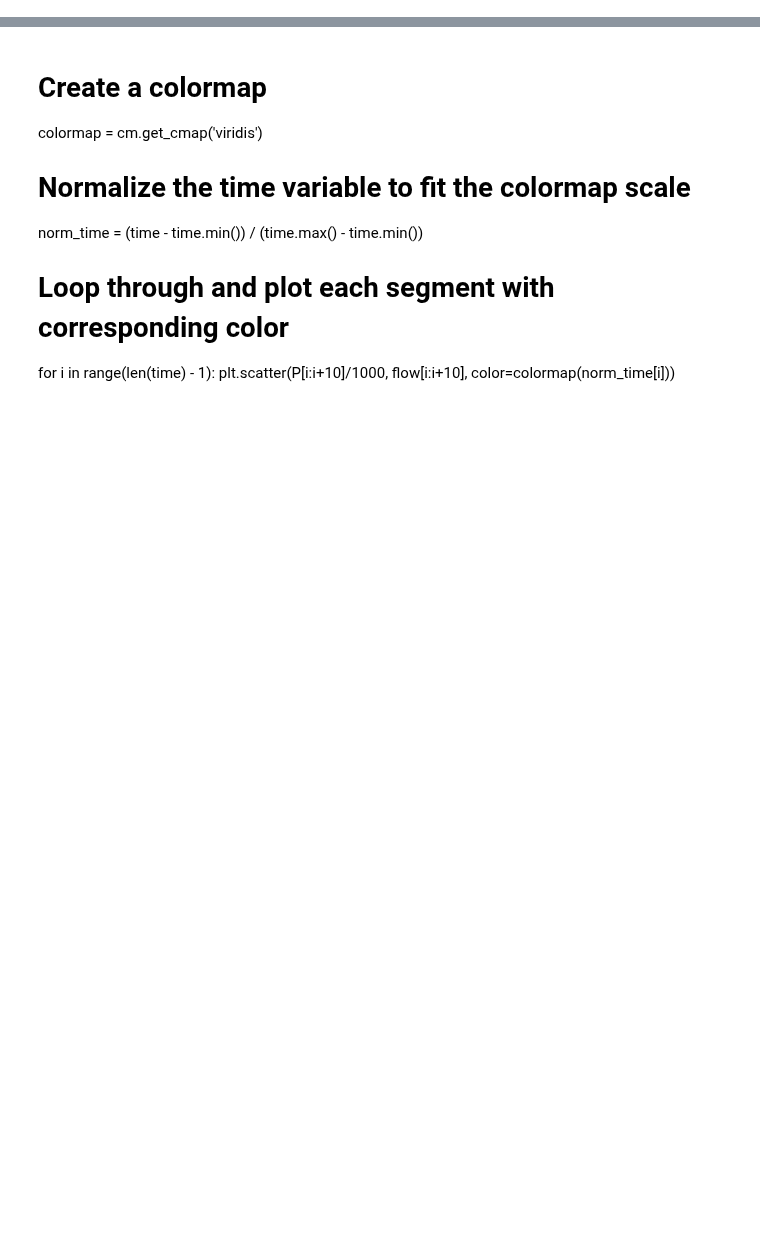
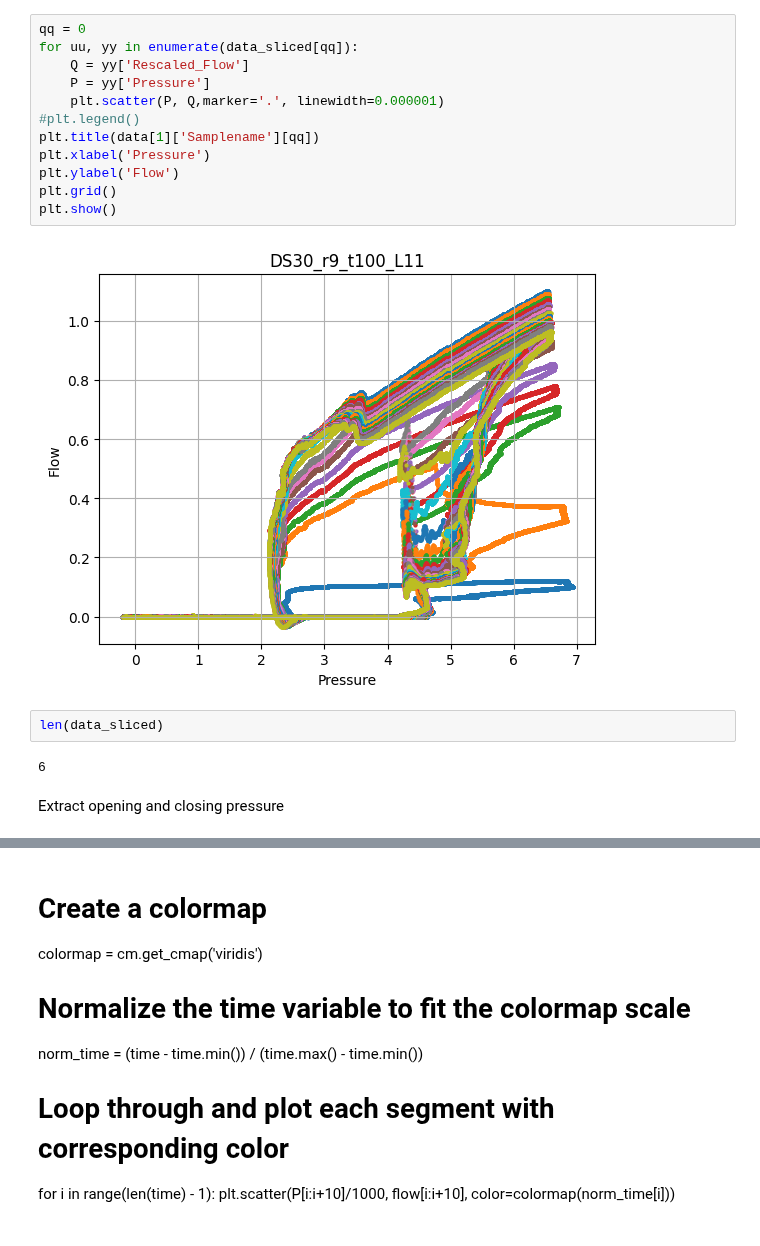
Before and after one commit to Olviel/Thermal_Soft_Robotics, a Jupyter notebook: Thermal_actuation/Experimental/Fluidic/Rothmund_Pressure_release/Valve_leak_test_rothmund_v2.ipynb, the cells around one changed output, grey strips where cells are left out. Cells and saved outputs as stored; diff of their text form; blank space fills up the shorter version.

```diff
--- a/Thermal_actuation/Experimental/Fluidic/Rothmund_Pressure_release/Valve_leak_test_rothmund_v2.ipynb
+++ b/Thermal_actuation/Experimental/Fluidic/Rothmund_Pressure_release/Valve_leak_test_rothmund_v2.ipynb
@@ -163 +233,21 @@ for index,value in enumerate(data[0]):
+# %%
+qq = 0
+for uu, yy in enumerate(data_sliced[qq]):
+    Q = yy['Rescaled_Flow']
+    P = yy['Pressure']
+    plt.scatter(P, Q,marker='.', linewidth=0.000001)
+#plt.legend()
+plt.title(data[1]['Samplename'][qq])
+plt.xlabel('Pressure')
+plt.ylabel('Flow')
+plt.grid()
+plt.show()
+# %% [output]
+[figure, added]
+# %%
+len(data_sliced)
+# %% [output]
+6
+# %% [markdown]
+Extract opening and closing pressure
 # %%
```
Also changed, not shown: parts of 16 cells of this notebook, 1 other file.
